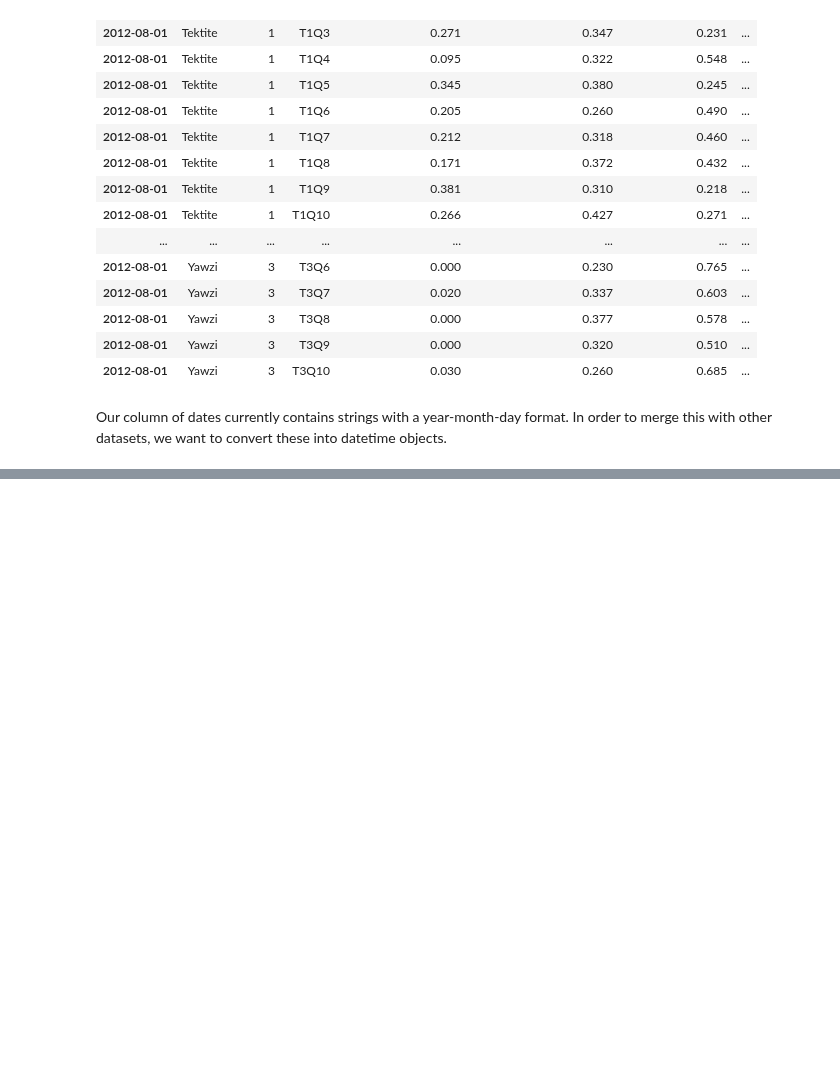
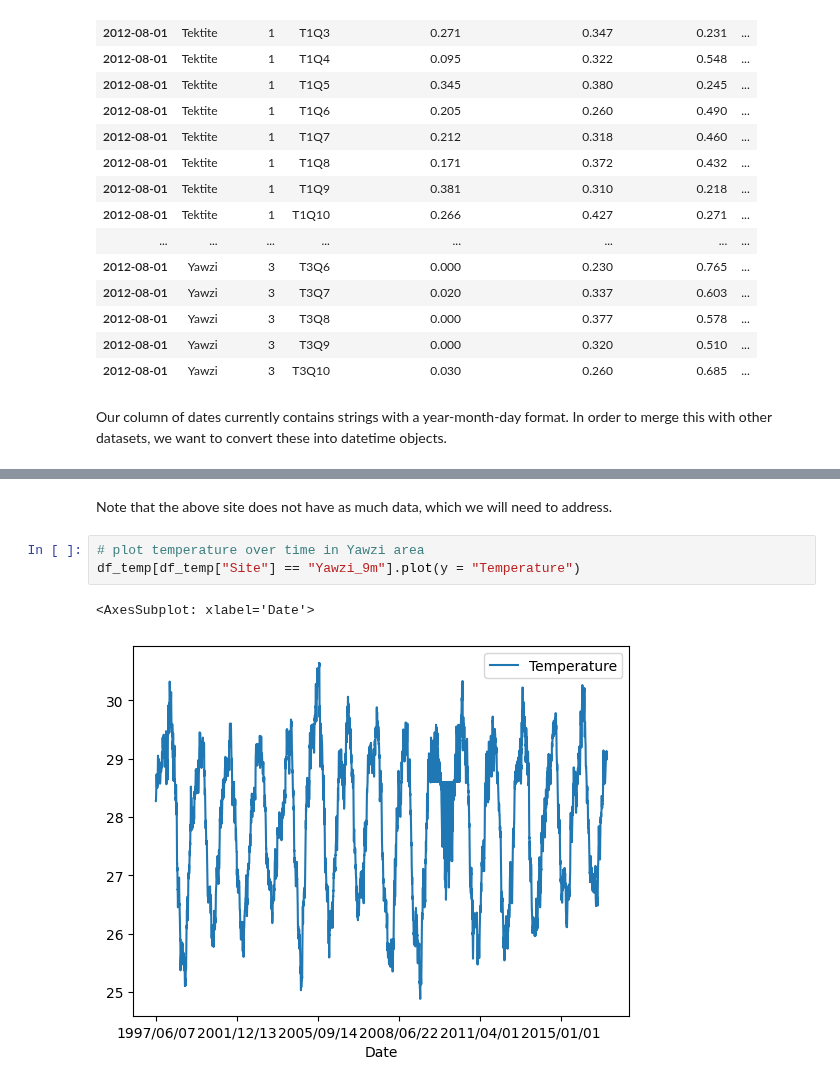
Before and after one commit to zaccmeyer/2020Crime, a Jupyter notebook: winter2024/mckayla_coral.ipynb, the cells around one changed output, grey strips where cells are left out. Cells and saved outputs as stored; diff of their text form; blank space fills up the shorter version.

```diff
--- a/winter2024/mckayla_coral.ipynb
+++ b/winter2024/mckayla_coral.ipynb
@@ -204,0 +221,8 @@ We also want to look at how ocean temperature affects the growth and loss of cor
+# %% [markdown]
+Note that the above site does not have as much data, which we will need to address.
+# %%
+# plot temperature over time in Yawzi area
+df_temp[df_temp["Site"] == "Yawzi_9m"].plot(y = "Temperature")
+# %% [output]
+<AxesSubplot: xlabel='Date'>
+[figure, added]
```
Also changed, not shown: parts of 4 cells of this notebook.
